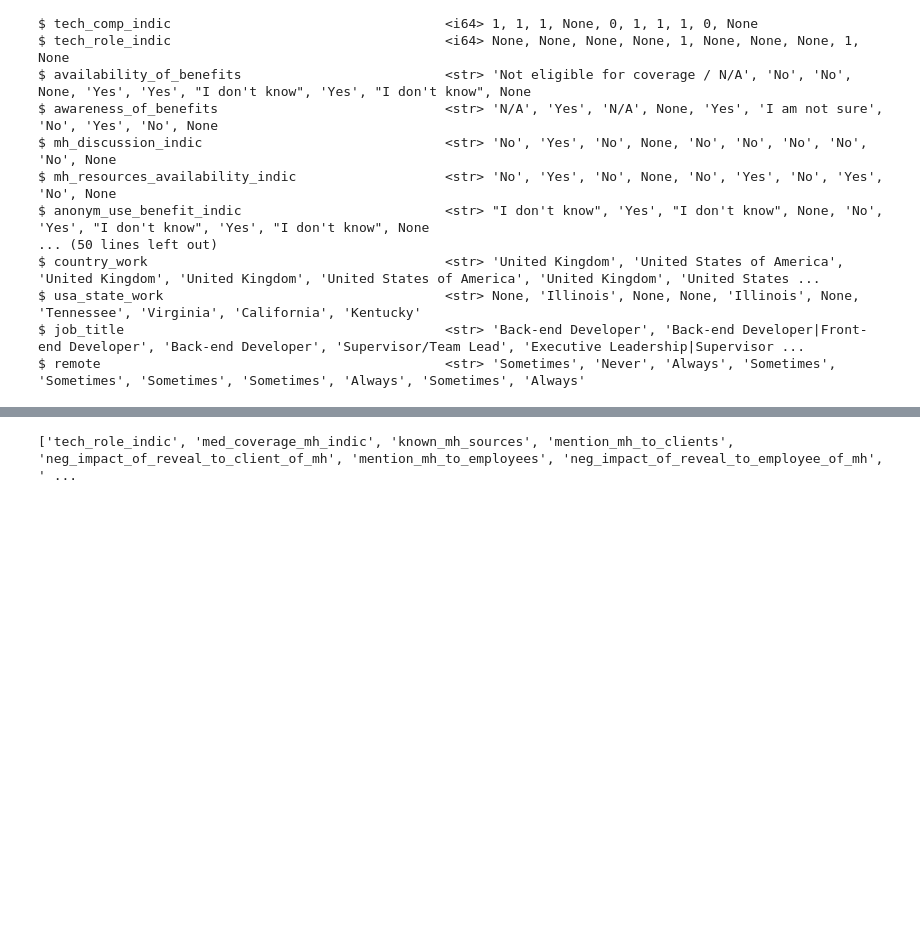
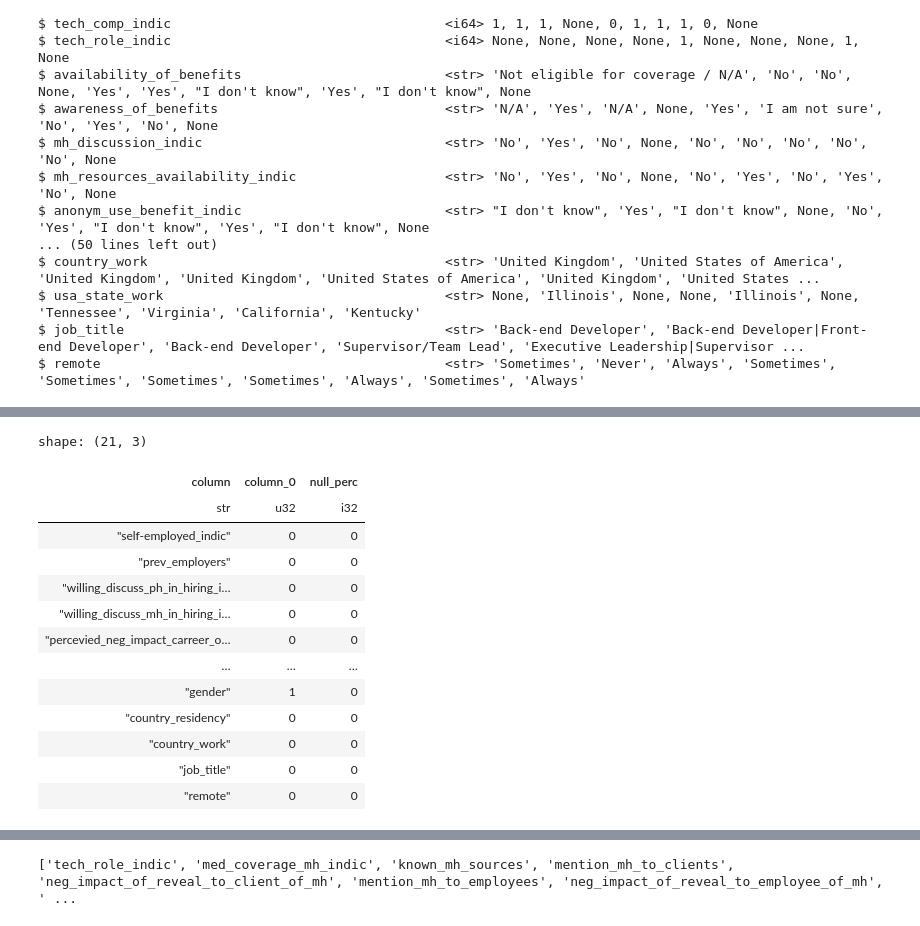
Before and after one commit to JanPhilippBittner/iu_mental_health_ml, a Jupyter notebook: Desktop/Arbeit/Arbeit/Universität/IU/Module/Semester 3/Machine learning - unsupervised learning/Project/first_draft.ipynb, the cells around one changed output, grey strips where cells are left out. Cells and saved outputs as stored; diff of their text form; code cells hidden in the pictures; blank space fills up the shorter version.

```diff
--- a/Desktop/Arbeit/Arbeit/Universität/IU/Module/Semester 3/Machine learning - unsupervised learning/Project/first_draft.ipynb
+++ b/Desktop/Arbeit/Arbeit/Universität/IU/Module/Semester 3/Machine learning - unsupervised learning/Project/first_draft.ipynb
@@ -222,0 +248,17 @@ ax.bar_label(ax.containers[0], fontsize=10)
+# %%
+null_counts_perc.filter(pl.col('null_perc') == 0)
+# %% [output]
+shape: (21, 3)
+| column | column_0 | null_perc |
+| str | u32 | i32 |
+| "self-employed_indic" | 0 | 0 |
+| "prev_employers" | 0 | 0 |
+| "willing_discuss_ph_in_hiring_i… | 0 | 0 |
+| "willing_discuss_mh_in_hiring_i… | 0 | 0 |
+| "percevied_neg_impact_carreer_o… | 0 | 0 |
+| … | … | … |
+| "gender" | 1 | 0 |
+| "country_residency" | 0 | 0 |
+| "country_work" | 0 | 0 |
+| "job_title" | 0 | 0 |
+| "remote" | 0 | 0 |
```
Also changed, not shown: parts of 17 cells of this notebook, 3 other files.
